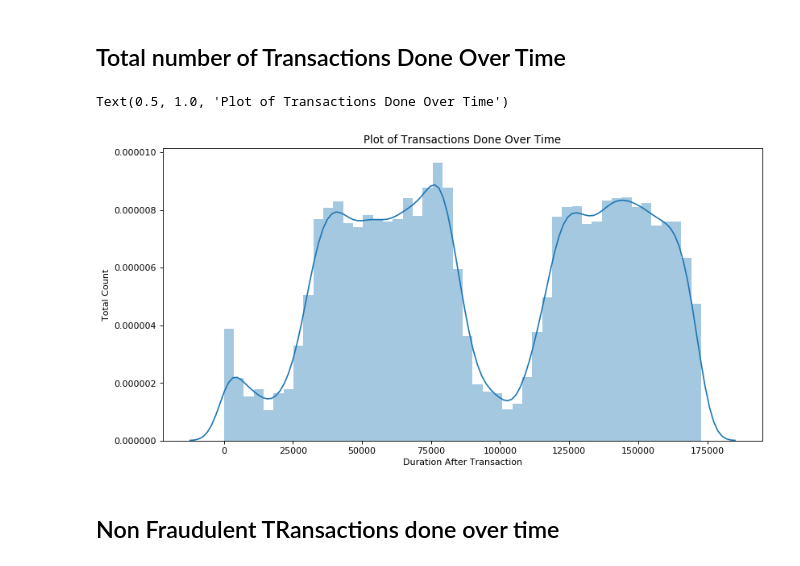
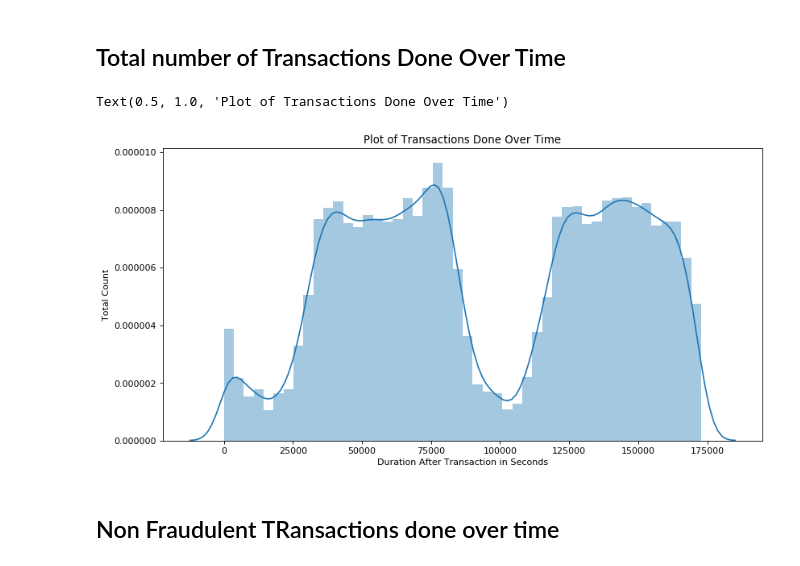
Before and after one commit to Mihryam/Credit-Card-Fraud-Detection, a Jupyter notebook: Exproartory Data ANalysis.ipynb, the cells around one changed output. Cells and saved outputs as stored; diff of their text form; code cells hidden in the pictures.

```diff
--- a/Exproartory Data ANalysis.ipynb
+++ b/Exproartory Data ANalysis.ipynb
@@ -76,12 +76,12 @@ Name: Time, dtype: float64
 # %%
 plt.figure(figsize=(12,6), dpi =80)
 sns.distplot(Data['Time'], bins = 48)
-plt.xlabel('Duration After Transaction')
+plt.xlabel('Duration After Transaction in Seconds')
 plt.ylabel('Total Count')
 plt.title('Plot of Transactions Done Over Time')
 # %% [output]
 Text(0.5, 1.0, 'Plot of Transactions Done Over Time')
-[figure, old version]
+[figure, new version]
 # %% [markdown]
 ## Non Fraudulent TRansactions done over time
 # %%
```
Also changed, not shown: parts of 2 cells of this notebook.
